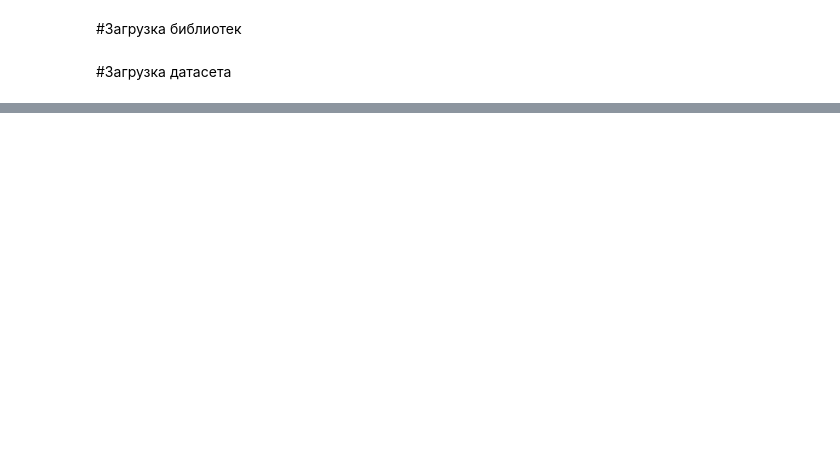
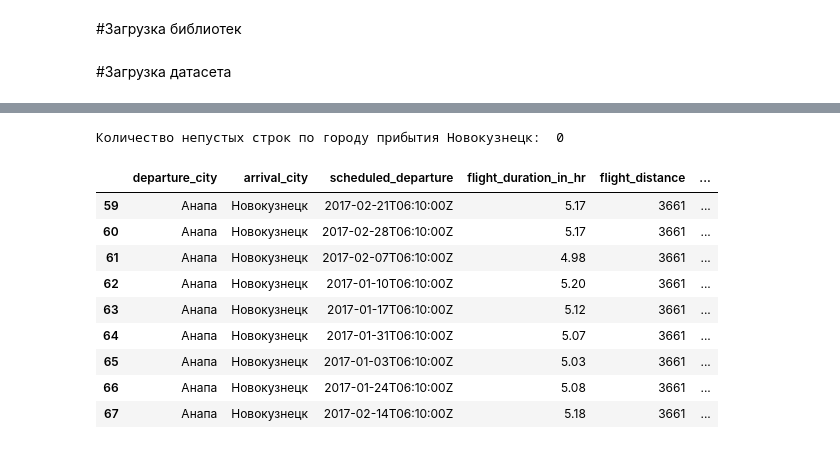
Before and after one commit to akitim/SkillFactory_projects, a Jupyter notebook: Akimkin_Timofey_Проект_4_Авиарейсы_без_потерь_EDA.ipynb, the cells around one changed output, grey strips where cells are left out. Cells and saved outputs as stored; diff of their text form; code cells hidden in the pictures; blank space fills up the shorter version.

```diff
--- a/Akimkin_Timofey_Проект_4_Авиарейсы_без_потерь_EDA.ipynb
+++ b/Akimkin_Timofey_Проект_4_Авиарейсы_без_потерь_EDA.ipynb
@@ -88,0 +91,20 @@ data.groupby(by=['arrival_[city', 'aircraft_model'])[]].count()
+# %%
+print('Количество непустых строк по городу прибытия Новокузнецк: ', data[(data.seats_sold != 0) & (data.arrival_city == 'Новокузнецк')].shape[0])
+
+# data[data.gain_per_flight == 'nan']['gain_per_flight'] = ''
+# data[data.income_per_flight_eval1 == 'nan']['income_per_flight_eval1'] = ''
+# data[data.income_per_flight_eval2 == 'nan']['income_per_flight_eval2'] = ''
+
+data[data.arrival_city == 'Новокузнецк']
+# %% [output]
+Количество непустых строк по городу прибытия Новокузнецк:  0
+|  | departure_city | arrival_city | scheduled_departure | flight_duration_in_hr | flight_distance | ... |
+| 59 | Анапа | Новокузнецк | 2017-02-21T06:10:00Z | 5.17 | 3661 | ... |
+| 60 | Анапа | Новокузнецк | 2017-02-28T06:10:00Z | 5.17 | 3661 | ... |
+| 61 | Анапа | Новокузнецк | 2017-02-07T06:10:00Z | 4.98 | 3661 | ... |
+| 62 | Анапа | Новокузнецк | 2017-01-10T06:10:00Z | 5.20 | 3661 | ... |
+| 63 | Анапа | Новокузнецк | 2017-01-17T06:10:00Z | 5.12 | 3661 | ... |
+| 64 | Анапа | Новокузнецк | 2017-01-31T06:10:00Z | 5.07 | 3661 | ... |
+| 65 | Анапа | Новокузнецк | 2017-01-03T06:10:00Z | 5.03 | 3661 | ... |
+| 66 | Анапа | Новокузнецк | 2017-01-24T06:10:00Z | 5.08 | 3661 | ... |
+| 67 | Анапа | Новокузнецк | 2017-02-14T06:10:00Z | 5.18 | 3661 | ... |
```
Also changed, not shown: parts of 9 cells of this notebook.
